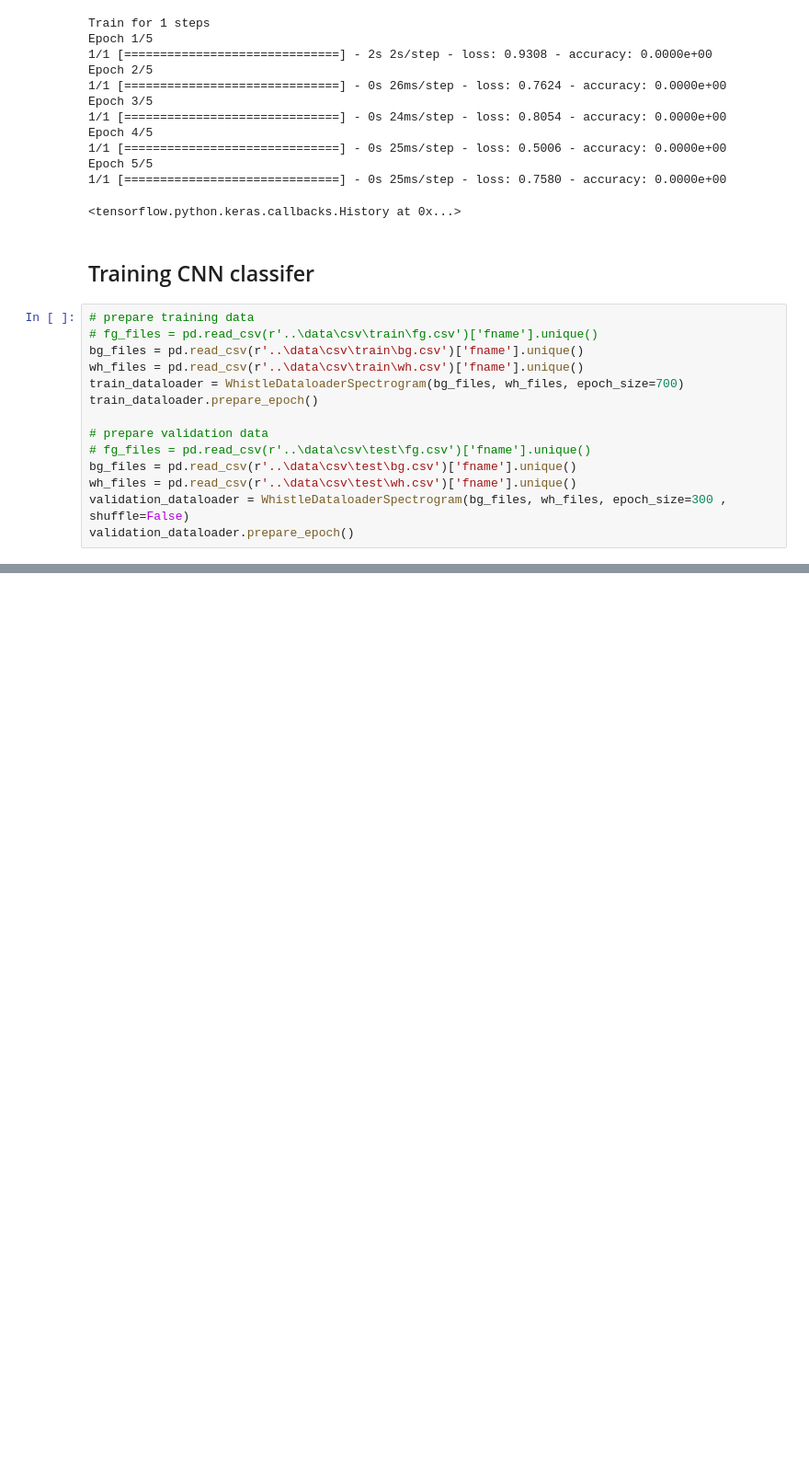
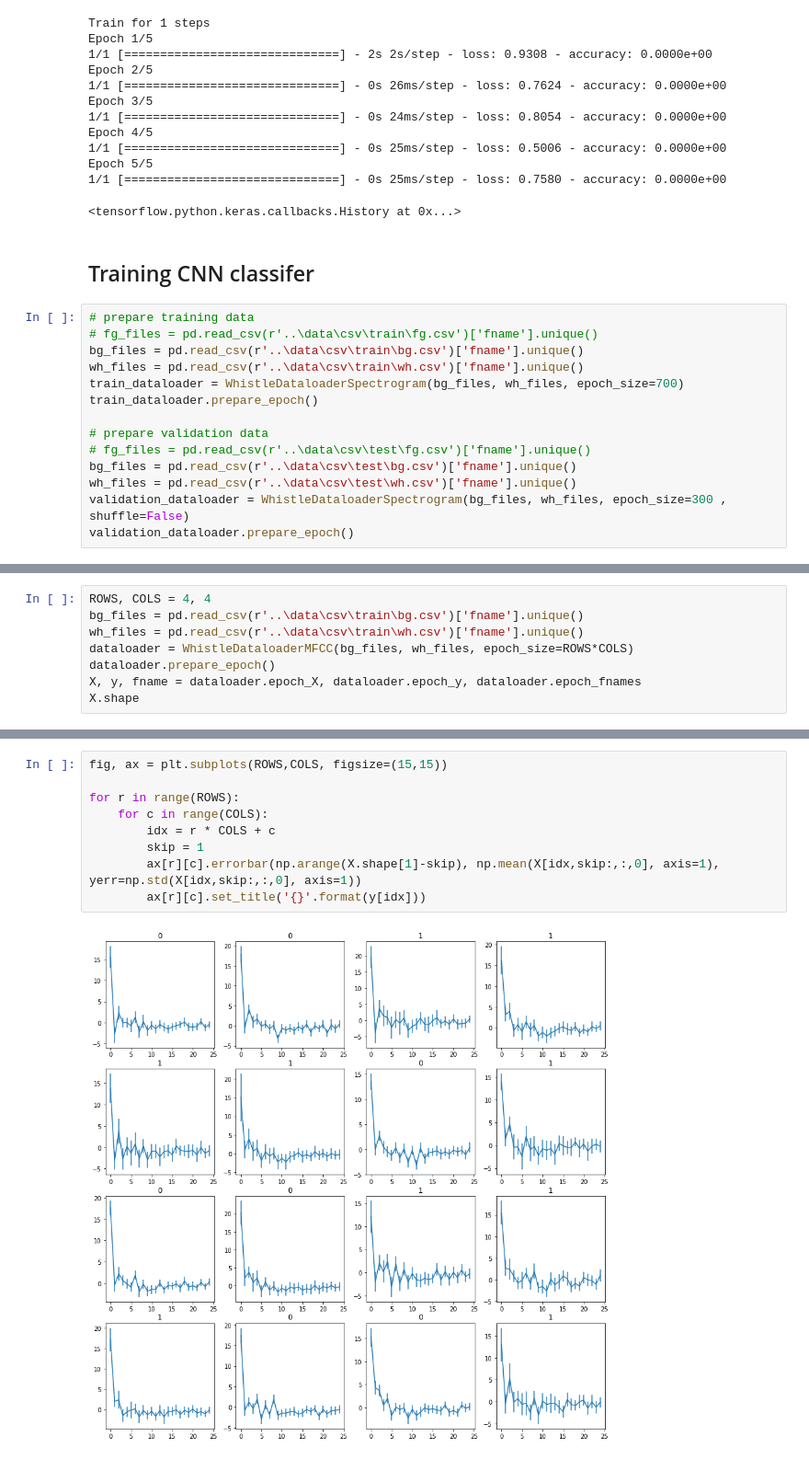
Before and after one commit to AdvaitKoparkar/whistle-detection, a Jupyter notebook: notebooks/whistle_detector.ipynb, the cells around one changed output, grey strips where cells are left out. Shown at 92% size. Saved outputs shown, nothing was run; the diff lists cells and outputs as text; blank space fills up the shorter version.

```diff
--- a/notebooks/whistle_detector.ipynb
+++ b/notebooks/whistle_detector.ipynb
@@ -373,0 +365,8 @@ whistle_detection.model.evaluate(dset['validation_generator'])
+# %%
+ROWS, COLS = 4, 4
+bg_files = pd.read_csv(r'..\data\csv\train\bg.csv')['fname'].unique()
+wh_files = pd.read_csv(r'..\data\csv\train\wh.csv')['fname'].unique()
+dataloader = WhistleDataloaderMFCC(bg_files, wh_files, epoch_size=ROWS*COLS)
+dataloader.prepare_epoch()
+X, y, fname = dataloader.epoch_X, dataloader.epoch_y, dataloader.epoch_fnames
+X.shape
@@ -373,0 +378,11 @@ whistle_detection.model.evaluate(dset['validation_generator'])
+# %%
+fig, ax = plt.subplots(ROWS,COLS, figsize=(15,15))
+
+for r in range(ROWS):
+    for c in range(COLS):
+        idx = r * COLS + c
+        skip = 1
+        ax[r][c].errorbar(np.arange(X.shape[1]-skip), np.mean(X[idx,skip:,:,0], axis=1), yerr=np.std(X[idx,skip:,:,0], axis=1))
+        ax[r][c].set_title('{}'.format(y[idx]))
+# %% [output]
+[figure, added]
```
Also changed, not shown: parts of 10 cells of this notebook, 9 other files.
